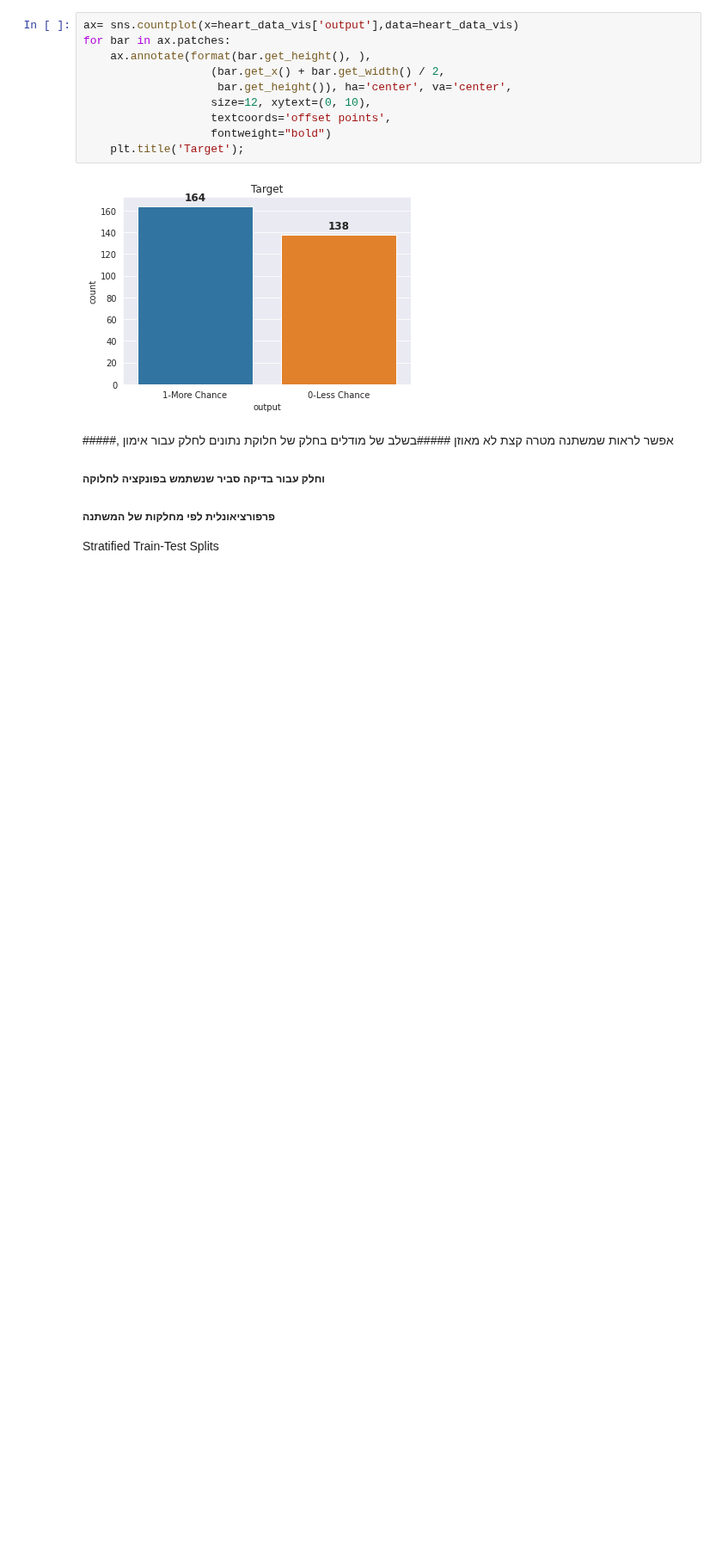
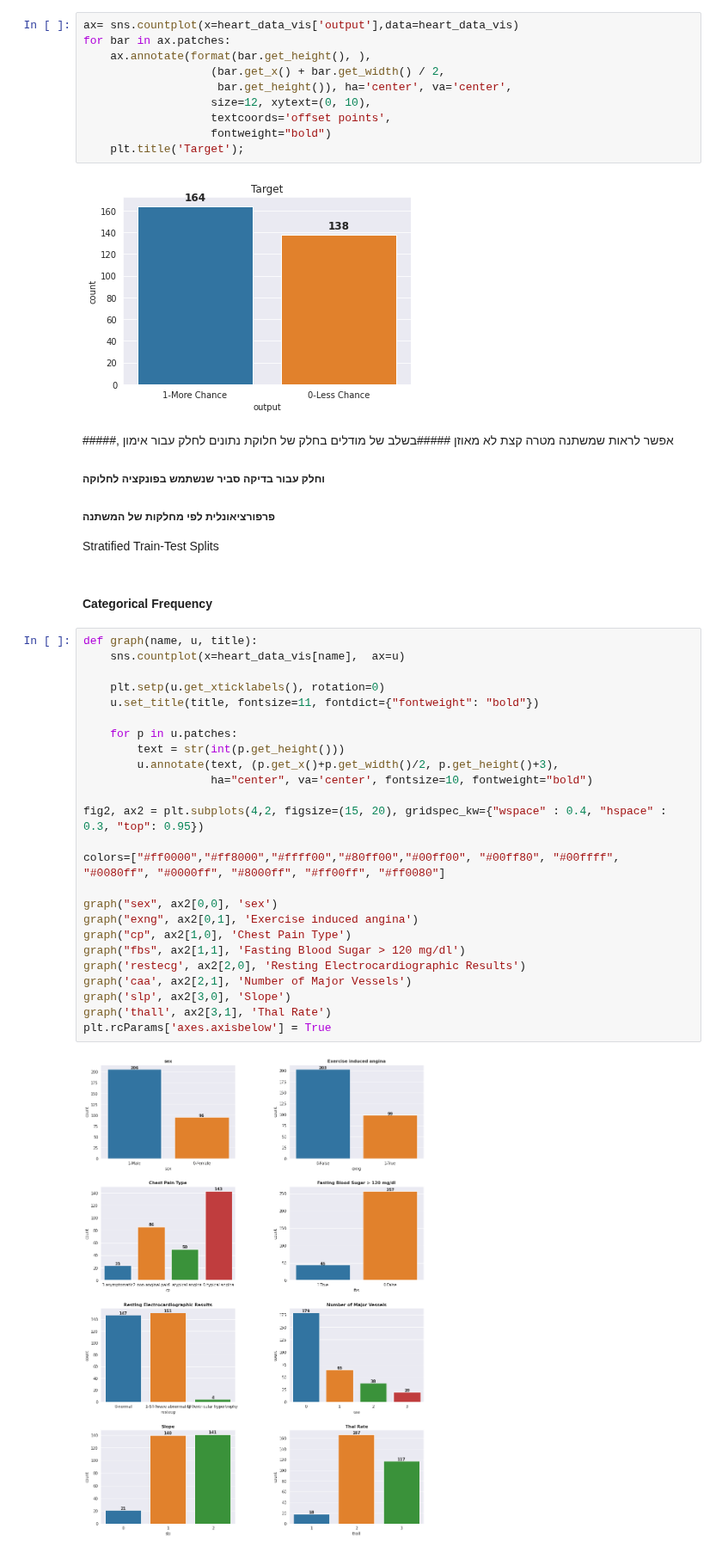
Before and after one commit to DimaUd/Heart-Attack, a Jupyter notebook: Test.ipynb, the cells around one changed output. Shown at 86% size. Cells and saved outputs as stored; diff of their text form; blank space fills up the shorter version.

```diff
--- a/Test.ipynb
+++ b/Test.ipynb
@@ -413,3 +413,32 @@ for bar in ax.patches:
 ##### וחלק עבור בדיקה סביר שנשתמש בפונקציה  לחלוקה
 ##### פרפורציאונלית לפי מחלקות של המשתנה
 Stratified Train-Test Splits
+# %% [markdown]
+#### Categorical Frequency
+# %%
+def graph(name, u, title):
+    sns.countplot(x=heart_data_vis[name],  ax=u)
+
+    plt.setp(u.get_xticklabels(), rotation=0)
+    u.set_title(title, fontsize=11, fontdict={"fontweight": "bold"})
+
+    for p in u.patches:
+        text = str(int(p.get_height()))
+        u.annotate(text, (p.get_x()+p.get_width()/2, p.get_height()+3),
+                   ha="center", va='center', fontsize=10, fontweight="bold")
+
+fig2, ax2 = plt.subplots(4,2, figsize=(15, 20), gridspec_kw={"wspace" : 0.4, "hspace" : 0.3, "top": 0.95})
+
+colors=["#ff0000","#ff8000","#ffff00","#80ff00","#00ff00", "#00ff80", "#00ffff", "#0080ff", "#0000ff", "#8000ff", "#ff00ff", "#ff0080"]
+
+graph("sex", ax2[0,0], 'sex')
+graph("exng", ax2[0,1], 'Exercise induced angina')
+graph("cp", ax2[1,0], 'Chest Pain Type')
+graph("fbs", ax2[1,1], 'Fasting Blood Sugar > 120 mg/dl')
+graph('restecg', ax2[2,0], 'Resting Electrocardiographic Results')
+graph('caa', ax2[2,1], 'Number of Major Vessels')
+graph('slp', ax2[3,0], 'Slope')
+graph('thall', ax2[3,1], 'Thal Rate')
+plt.rcParams['axes.axisbelow'] = True
+# %% [output]
+[figure, added]
```
Also changed, not shown: parts of 6 cells of this notebook.
